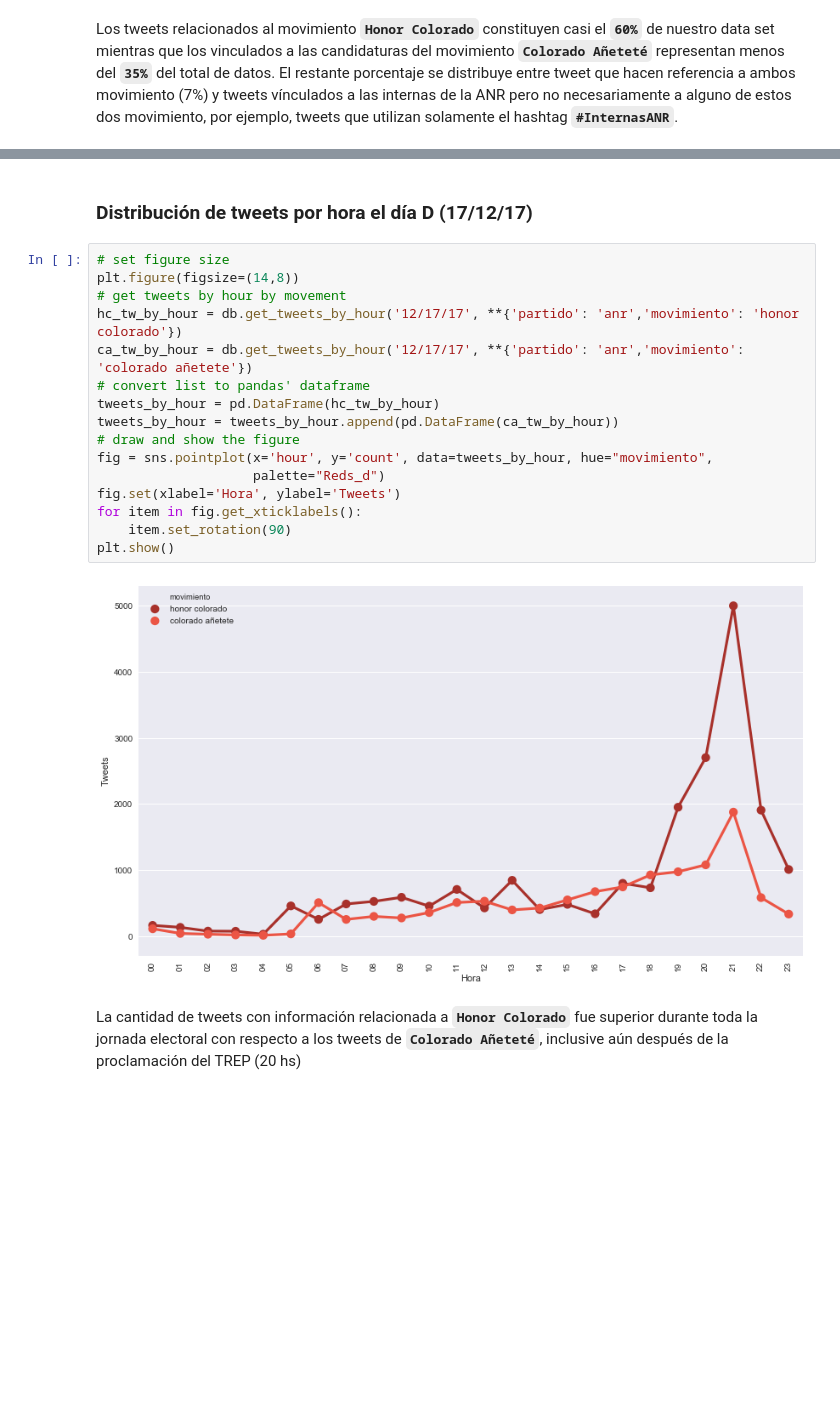
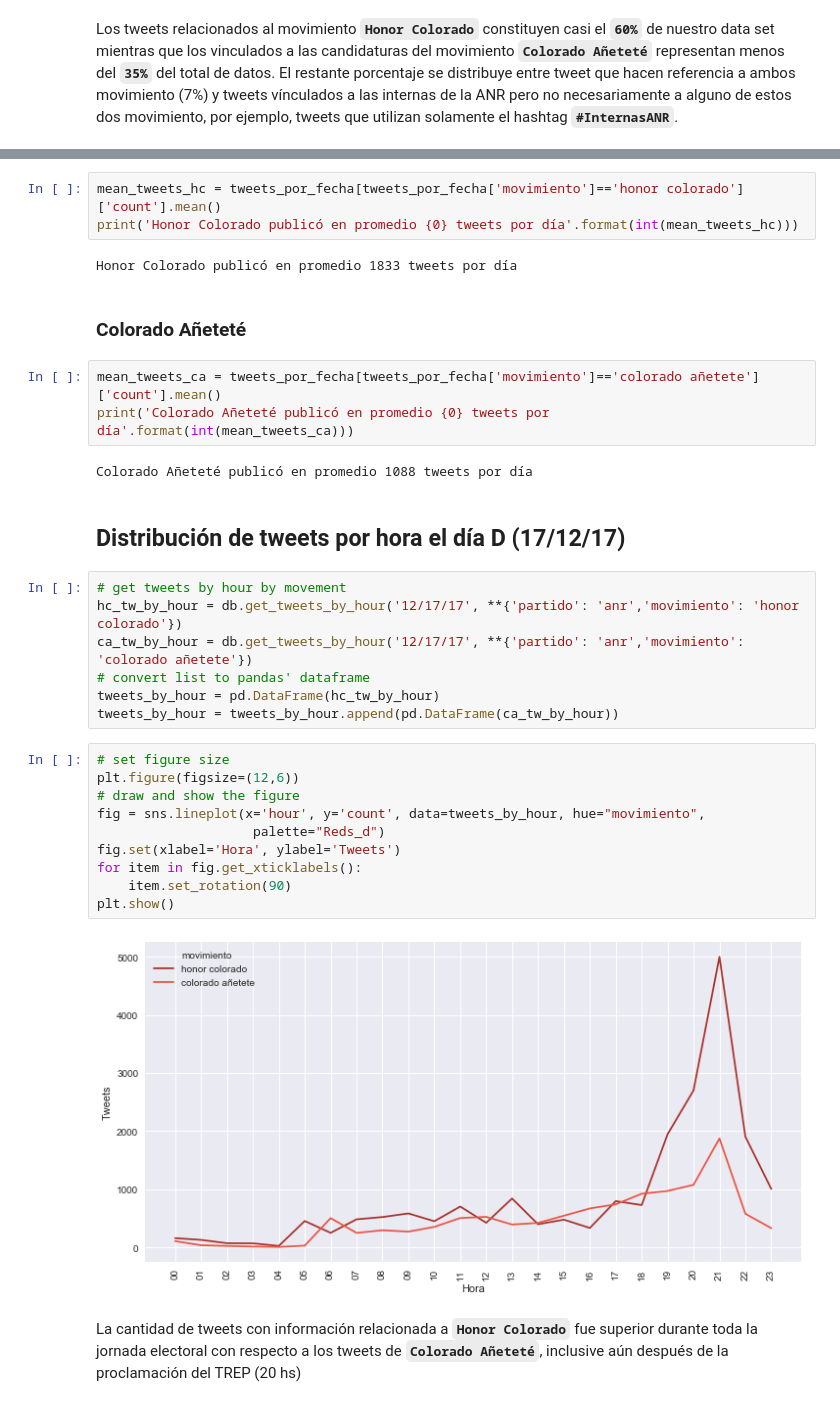
Before and after one commit to ParticipaPY/politic-bots, a Jupyter notebook: reports/notebooks/bots_politicos_internas_anr_2017.ipynb, the cells around one changed output, grey strips where cells are left out. Saved outputs shown, nothing was run; the diff lists cells and outputs as text; blank space fills up the shorter version.

```diff
--- a/reports/notebooks/bots_politicos_internas_anr_2017.ipynb
+++ b/reports/notebooks/bots_politicos_internas_anr_2017.ipynb
@@ -234,23 +239,36 @@ Los tweets relacionados al movimiento **`Honor Colorado`** constituyen casi el *
+# %%
+mean_tweets_hc = tweets_por_fecha[tweets_por_fecha['movimiento']=='honor colorado']['count'].mean()
+print('Honor Colorado publicó en promedio {0} tweets por día'.format(int(mean_tweets_hc)))
+# %% [output]
+Honor Colorado publicó en promedio 1833 tweets por día
+# %% [markdown]
+### Colorado Añeteté
+# %%
+mean_tweets_ca = tweets_por_fecha[tweets_por_fecha['movimiento']=='colorado añetete']['count'].mean()
+print('Colorado Añeteté publicó en promedio {0} tweets por día'.format(int(mean_tweets_ca)))
+# %% [output]
+Colorado Añeteté publicó en promedio 1088 tweets por día
 # %% [markdown]
-### Distribución de tweets por hora el día D (17/12/17)
+## Distribución de tweets por hora el día D (17/12/17)
 # %%
-# set figure size
-plt.figure(figsize=(14,8))
 # get tweets by hour by movement
 hc_tw_by_hour = db.get_tweets_by_hour('12/17/17', **{'partido': 'anr','movimiento': 'honor colorado'})
 ca_tw_by_hour = db.get_tweets_by_hour('12/17/17', **{'partido': 'anr','movimiento': 'colorado añetete'})
 # convert list to pandas' dataframe
 tweets_by_hour = pd.DataFrame(hc_tw_by_hour)
 tweets_by_hour = tweets_by_hour.append(pd.DataFrame(ca_tw_by_hour))
-# draw and show the figure
-fig = sns.pointplot(x='hour', y='count', data=tweets_by_hour, hue="movimiento",
-                    palette="Reds_d")
-fig.set(xlabel='Hora', ylabel='Tweets')
-for item in fig.get_xticklabels():
-    item.set_rotation(90)
-plt.show()
-# %% [output]
-[figure, removed]
+# %%
+# set figure size
+plt.figure(figsize=(12,6))
+# draw and show the figure
+fig = sns.lineplot(x='hour', y='count', data=tweets_by_hour, hue="movimiento",
+                    palette="Reds_d")
+fig.set(xlabel='Hora', ylabel='Tweets')
+for item in fig.get_xticklabels():
+    item.set_rotation(90)
+plt.show()
+# %% [output]
+[figure, added]
 # %% [markdown]
 La cantidad de tweets con información relacionada a **`Honor Colorado`** fue superior durante toda la jornada electoral con respecto a los tweets de **`Colorado Añeteté`**, inclusive aún después de la proclamación del TREP (20 hs)
 # %% [markdown]
```
Also changed, not shown: parts of 10 cells of this notebook.
